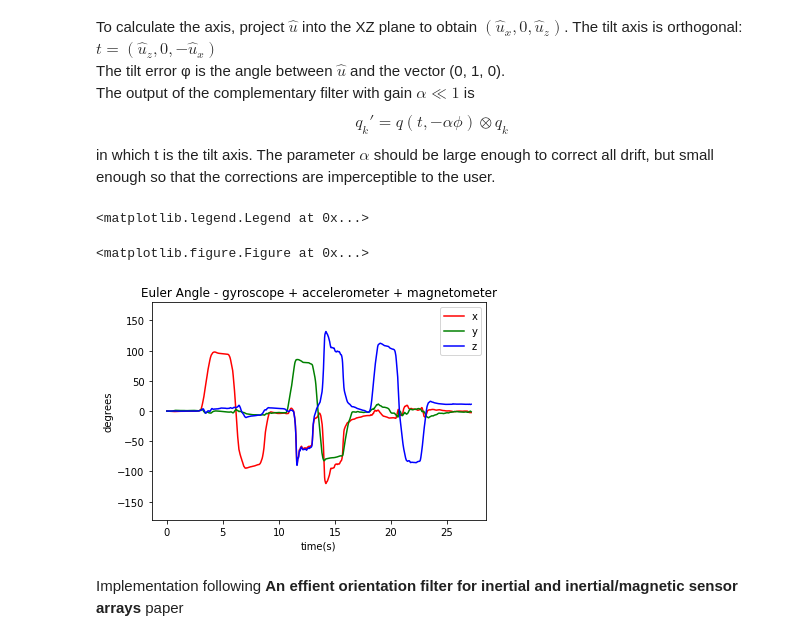
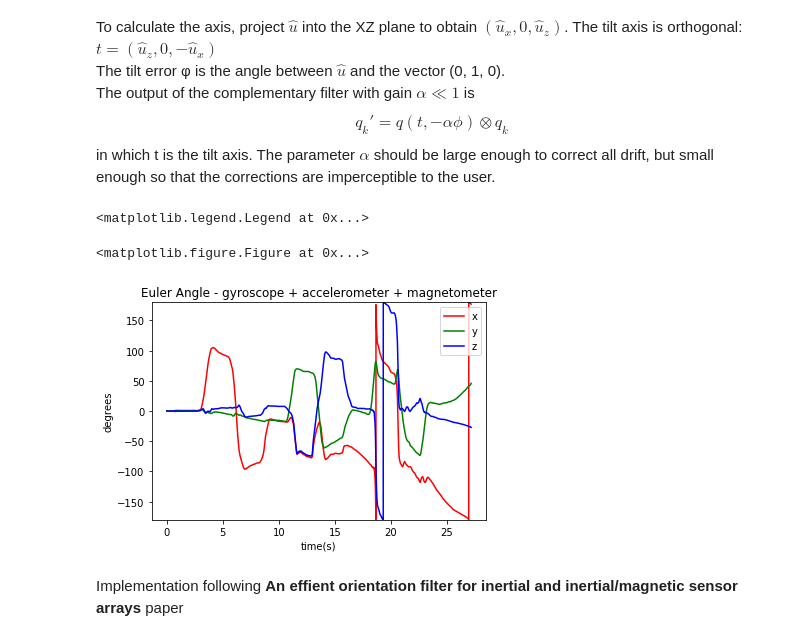
Before and after one commit to Fatema/imu, a Jupyter notebook: imu-prototype.ipynb, the cells around one changed output. Saved outputs shown, nothing was run; the diff lists cells and outputs as text; code cells hidden in the pictures.

Commit message:
Update imu-prototype.ipynb
added wikepedia euler conversion

```diff
--- a/imu-prototype.ipynb
+++ b/imu-prototype.ipynb
@@ -314,7 +411,7 @@ $$q_{k}' = q(t, -\alpha\phi) \otimes q_{k}$$
 in which t is the tilt axis. The parameter $\alpha$ should be large enough to correct all drift, but small enough so that the corrections are imperceptible to the user.
 # %%
 def imu_gyro_acc(n, gyroscope_data, accelerometer_data,
-                      dt=0.003906, alpha=0.01):
+                      dt=0.003906, alpha=0.001):
     '''
         Parameters
         ----------
@@ -339,61 +436,65 @@ def imu_gyro_acc(n, gyroscope_data, accelerometer_data,
     for i in range(n):
         ### gyroscope estimations
         gyro_row = gyroscope_data.loc[i]
-        w_k = np.array([[gyro_row['x'], gyro_row['y'], gyro_row['z']]]) * -1
+        # w_k = (pitch, yaw, roll)
+        w_k = np.array([[gyro_row['y'], gyro_row['z'], gyro_row['x']]]) # because of the different axis following imu paper
         l = np.sqrt(np.sum(np.square(w_k)))
         v = np.divide(w_k, l)
         theta = l * dt
         q_gyro = axisAngle2quaternion(v, theta)
-        q_k = quaternions_product(q_gyro, q[i])
+        q_k = quaternions_product(q[i], q_gyro) # the book have the product swapped between those two
 
-        ### accelerometer estimations - tilt error correction (define up)
-        q_conj = quaternions_conjugate(q[i])
+        ### accelerometer estimations - tilt error correction (define up vector)
+        q_conj = quaternions_conjugate(q_k)
         acc_row = accelerometer_data.loc[i]
-        a = np.array([[0, -acc_row['x'], -acc_row['y'], acc_row['z']]])
-        u = quaternions_product(q[i], quaternions_product(a, q_conj)) # global frame q_k is actually the conjugate
-        t = np.array([[u[0][2], -u[0][1], 0]]) # tilt axis is YX
-        phi = math.acos(np.dot(np.array([0, 0, 1]), u[0][1:])) # tilt error angle
-#         print(u, t, np.rad2deg(phi))
-        q_t = axisAngle2quaternion(t * -1, -alpha*phi) # q(t, -alpha*phi) for tilt drift
-        q_k = quaternions_product(q_k, q_t) # apply complementary filter for tilt drift correction
+        a = np.array([[0, acc_row['y'], acc_row['z'], acc_row['x']]])
+        u = quaternions_product(q_conj, quaternions_product(a, q_k)) # global frame q_k is actually the conjugate
+        t = np.array([[u[0][3], 0, -u[0][1]]]) # tilt axis is YX
+        phi = math.acos(np.divide(np.dot(np.array([0, 1, 0]), u[0][1:]), np.sqrt(np.sum(np.square(u[0][1:]))))) # tilt error angle
+        q_t = axisAngle2quaternion(t, -alpha*phi) # q(t, -alpha*phi) for tilt drift
+        q_k = quaternions_product(q_t, q_k) # apply complementary filter for tilt drift correction
         q_k = np.divide(q_k, np.sqrt(np.sum(np.square(q_k)))) #normalize
         q += [q_k]
 
     # return result excluding the identity quaternion used for initial estimations
-    return np.array(q[1:])
+    q = np.array(q[1:])
+    q[:,:,[1,2]] = q[:,:,[2,1]]
+    q[:,:,[1,3]] = q[:,:,[3,1]]
+
+    return q
 # %%
 gyroscope_radians = deg2radians(gyroscope_data)
 accelerometer_radians = deg2radians(accelerometer_data)
 accelerometer_narmalized = data_normalized(accelerometer_radians)
 n = imu_data.shape[0]
 
 q_imu_gyro_acc_magn = imu_gyro_acc(n, gyroscope_radians, accelerometer_narmalized)
 
-euler_imu_gyro_acc_magn = np.apply_along_axis(quaternions2euler, 2, q_imu_gyro_acc_magn)
+euler_imu_gyro_acc_magn = np.apply_along_axis(toEulerAngle, 2, q_imu_gyro_acc_magn)
 euler_imu_gyro_acc_magn = np.apply_along_axis(np.rad2deg, 2, euler_imu_gyro_acc_magn)
 
 plt.clf()
 time = imu_data['time'].values
 plt.figure(3)
 plt.ylim(-180,180)
 plt.xlabel('time(s)')
 plt.ylabel('degrees')
 plt.title('Euler Angle - gyroscope + accelerometer + magnetometer')
 xdata = []
 ydata = []
 zdata = []
 for row in euler_imu_gyro_acc_magn:
     xdata += [row[0][0]]
     ydata += [row[0][1]]
     zdata += [row[0][2]]
 plt.plot(time, xdata, linestyle='-', color='r', label='x')
 plt.plot(time, ydata, linestyle='-', color='g', label='y')
 plt.plot(time, zdata, linestyle='-', color='b', label='z')
 plt.legend(loc='upper right')
 # %% [output]
 <matplotlib.legend.Legend at 0x...>
 <matplotlib.figure.Figure at 0x...>
-[figure, old version]
+[figure, new version]
 # %% [markdown]
 Implementation following **An effient orientation filter for inertial and inertial/magnetic sensor arrays** paper
 # %%
```
Also changed, not shown: parts of 7 cells of this notebook.
